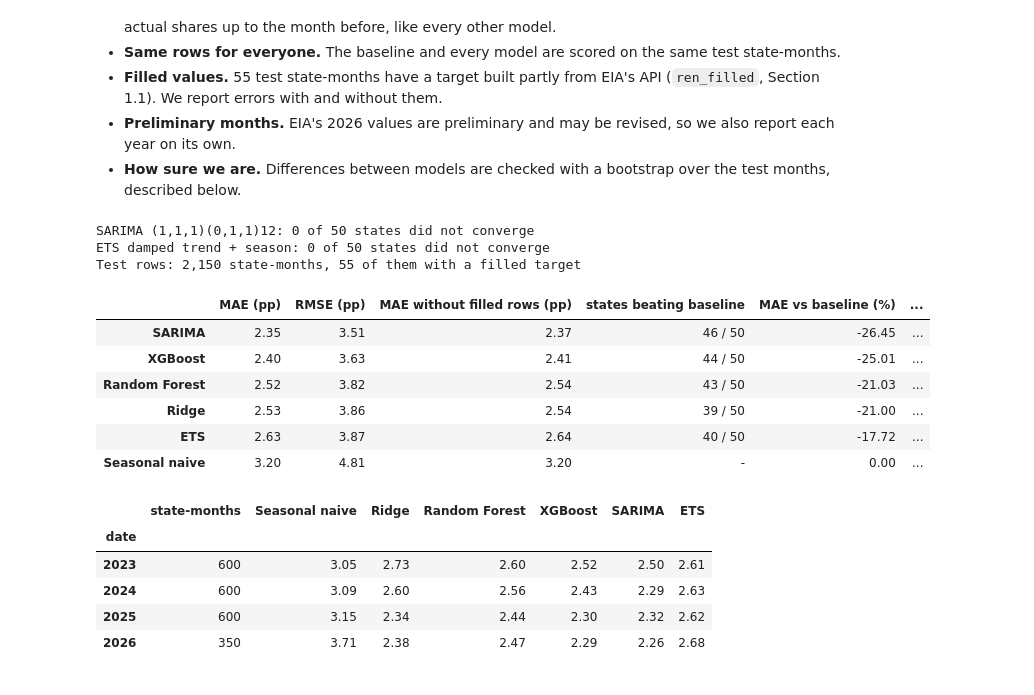
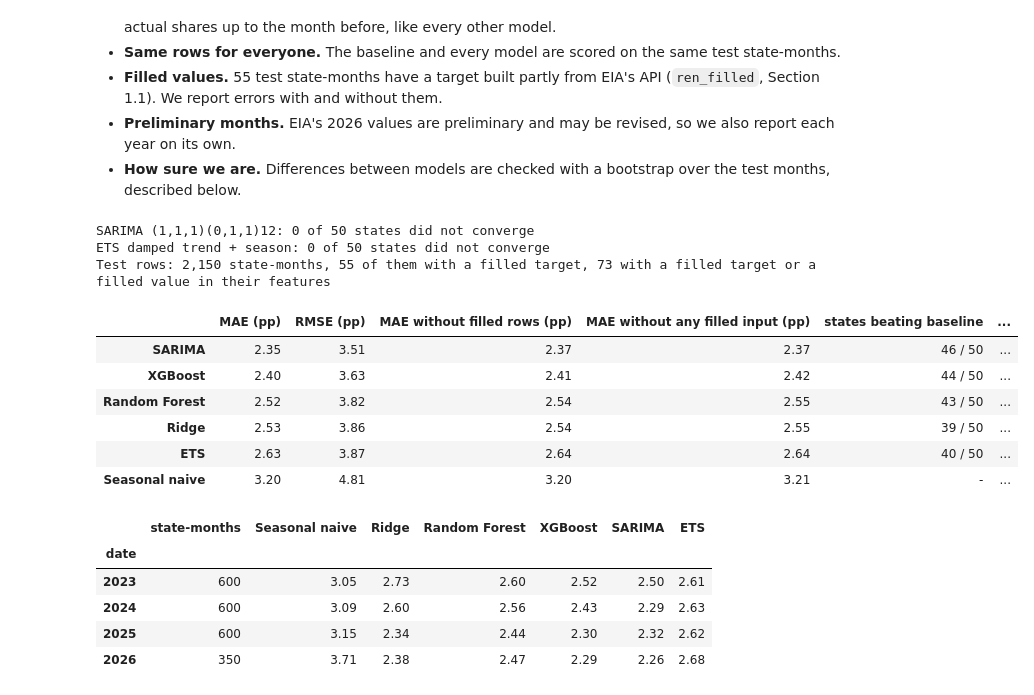
Before and after one commit to legacysti/ics635-final-project, a Jupyter notebook: ICS635_Final_Project.ipynb, the cells around one changed output. Cells and saved outputs as stored; diff of their text form; code cells hidden in the pictures.

```diff
--- a/ICS635_Final_Project.ipynb
+++ b/ICS635_Final_Project.ipynb
@@ -473,6 +539,11 @@ for col in FUEL_SHARES:
 df["log_total_gen_lag1"] = np.log1p(by_state["ALL"].shift(1))
 df["month"] = df["date"].dt.month
 
+# Rows whose features (lags 1-13, which includes the 12-month mean and change) use a filled month.
+# Not a feature: Section 3 uses it to check results without any filled value as input.
+df["filled_in_features"] = pd.concat(
+    [by_state["ren_filled"].shift(k, fill_value=False) for k in range(1, 14)], axis=1).any(axis=1)
+
 STATE_FEATURES = ["location"]
 HISTORY_FEATURES = (["share_lag1", "share_lag2", "share_lag3", "share_change_12m",
                      "share_mean_3m", "share_mean_12m", "log_total_gen_lag1"]
@@ -1228,37 +1301,41 @@ test_errors = pd.DataFrame({key: np.abs(test[TARGET].to_numpy() - pred)
                             for key, pred in test_predictions.items()}, index=test.index)
 test_state_mae = test_errors.groupby(test["location"]).mean()
 not_filled = ~test["ren_filled"].astype(bool)
-print(f"Test rows: {len(test):,} state-months, {(~not_filled).sum()} of them with a filled target")
+no_filled_input = not_filled & ~test["filled_in_features"]   # no filled value as target or feature
+print(f"Test rows: {len(test):,} state-months, {(~not_filled).sum()} of them with a filled target, "
+      f"{(~no_filled_input).sum()} with a filled target or a filled value in their features")
 # %% [output]
 SARIMA (1,1,1)(0,1,1)12: 0 of 50 states did not converge
 ETS damped trend + season: 0 of 50 states did not converge
-Test rows: 2,150 state-months, 55 of them with a filled target
+Test rows: 2,150 state-months, 55 of them with a filled target, 73 with a filled target or a filled value in their features
 # %%
 # --- Main result: all features, against the baseline ---
 def test_summary(keys):
     rows = {}
     for key in keys:
         pred = test_predictions[key]
         rows[key[0]] = {**scores(test[TARGET], pred),
                         "MAE without filled rows (pp)": scores(test.loc[not_filled, TARGET], pred[not_filled])["MAE (pp)"],
+                        "MAE without any filled input (pp)": scores(test.loc[no_filled_input, TARGET],
+                                                                    pred[no_filled_input])["MAE (pp)"],
                         "states beating baseline": "-" if key[0] == "Seasonal naive" else
                             f"{(test_state_mae[key] < test_state_mae['Seasonal naive', '-']).sum()} / 50"}
     return pd.DataFrame(rows).T.infer_objects()
 
 full = ([("Seasonal naive", "-")] + [(name, "state + history + seasonal") for name in MODELS]
         + [(kind, "-") for kind in BEST_TS])
 test_table = test_summary(full)
 test_table["MAE vs baseline (%)"] = 100 * (test_table["MAE (pp)"] / test_table.loc["Seasonal naive", "MAE (pp)"] - 1)
 test_table["validation MAE (pp)"] = all_models["MAE (pp)"]   # from 2.2 and 2.4, for comparison
 test_table.sort_values("MAE (pp)").round(2)
 # %% [output]
-|  | MAE (pp) | RMSE (pp) | MAE without filled rows (pp) | states beating baseline | MAE vs baseline (%) | ... |
-| SARIMA | 2.35 | 3.51 | 2.37 | 46 / 50 | -26.45 | ... |
-| XGBoost | 2.40 | 3.63 | 2.41 | 44 / 50 | -25.01 | ... |
-| Random Forest | 2.52 | 3.82 | 2.54 | 43 / 50 | -21.03 | ... |
-| Ridge | 2.53 | 3.86 | 2.54 | 39 / 50 | -21.00 | ... |
-| ETS | 2.63 | 3.87 | 2.64 | 40 / 50 | -17.72 | ... |
-| Seasonal naive | 3.20 | 4.81 | 3.20 | - | 0.00 | ... |
+|  | MAE (pp) | RMSE (pp) | MAE without filled rows (pp) | MAE without any filled input (pp) | states beating baseline | ... |
+| SARIMA | 2.35 | 3.51 | 2.37 | 2.37 | 46 / 50 | ... |
+| XGBoost | 2.40 | 3.63 | 2.41 | 2.42 | 44 / 50 | ... |
+| Random Forest | 2.52 | 3.82 | 2.54 | 2.55 | 43 / 50 | ... |
+| Ridge | 2.53 | 3.86 | 2.54 | 2.55 | 39 / 50 | ... |
+| ETS | 2.63 | 3.87 | 2.64 | 2.64 | 40 / 50 | ... |
+| Seasonal naive | 3.20 | 4.81 | 3.20 | 3.21 | - | ... |
 # %%
 # --- Test MAE (pp) by year; 2026 (January to July) is preliminary ---
 by_year = test_errors[full].groupby(test["date"].dt.year).mean().mul(100)
```
Also changed, not shown: parts of 15 cells of this notebook.
